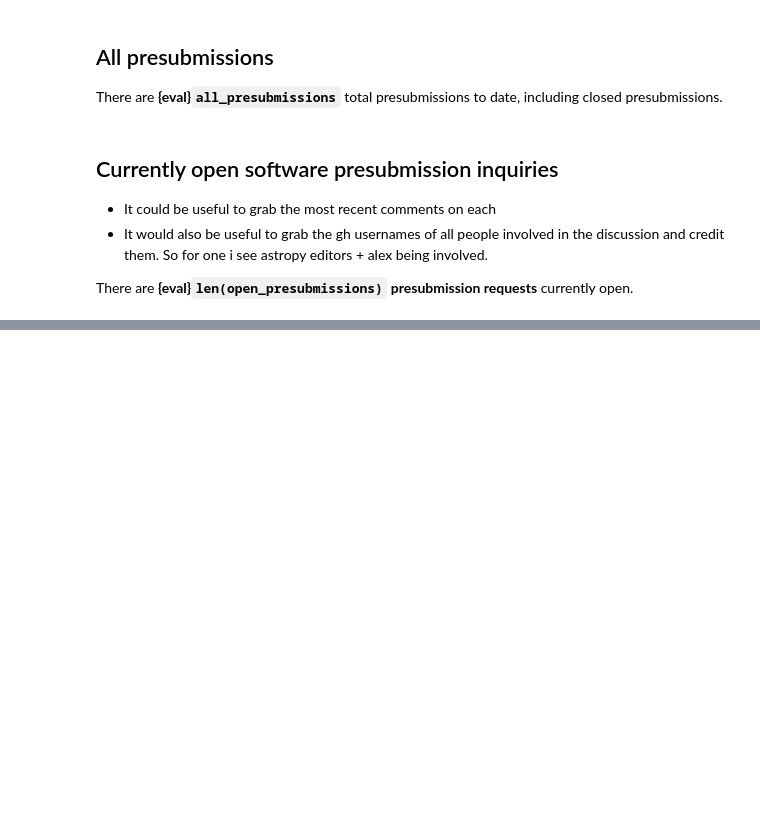
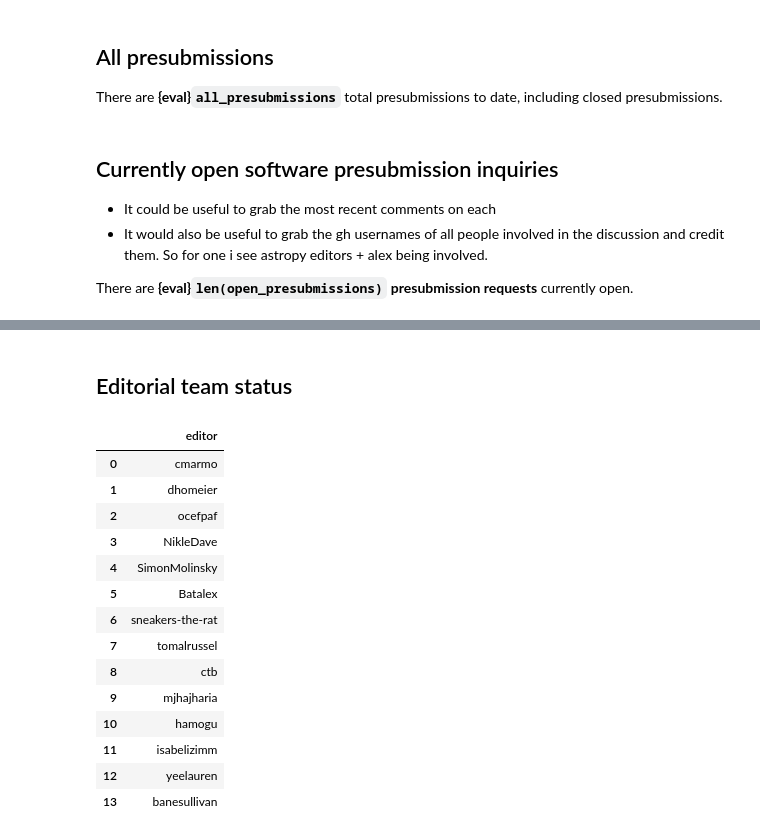
Before and after one commit to pyOpenSci/peer-review-metrics, a Jupyter notebook: metrics/peer-review/current-reviews-data.ipynb, the cells around one changed output, grey strips where cells are left out. Drawn from its saved outputs; the diff is of its cells as text; code cells hidden in the pictures; blank space fills up the shorter version.

```diff
--- a/metrics/peer-review/current-reviews-data.ipynb
+++ b/metrics/peer-review/current-reviews-data.ipynb
@@ -194,0 +174,40 @@ num_available_editors = len(editor_activity_df) - num_busy_editors
+# %% [markdown]
+## Editorial team status
+# %%
+# Static list of all editors, updated 7/13/2024
+# Let's pull this list from unique people above who are active.
+# TODO: get this list of current editors dynamically
+all_editors = [
+    "cmarmo",
+    "dhomeier",
+    "ocefpaf",
+    "NikleDave",
+    "SimonMolinsky",
+    "Batalex",
+    "sneakers-the-rat",
+    "tomalrussel",
+    "ctb",
+    "mjhajharia",
+    "hamogu",
+    "isabelizimm",
+    "yeelauren",
+    "banesullivan",
+]
+all_editors_df = pd.DataFrame({"editor": all_editors})
+all_editors_df
+# %% [output]
+|  | editor |
+| 0 | cmarmo |
+| 1 | dhomeier |
+| 2 | ocefpaf |
+| 3 | NikleDave |
+| 4 | SimonMolinsky |
+| 5 | Batalex |
+| 6 | sneakers-the-rat |
+| 7 | tomalrussel |
+| 8 | ctb |
+| 9 | mjhajharia |
+| 10 | hamogu |
+| 11 | isabelizimm |
+| 12 | yeelauren |
+| 13 | banesullivan |
```
Also changed, not shown: parts of 35 cells of this notebook, 4 other files.
